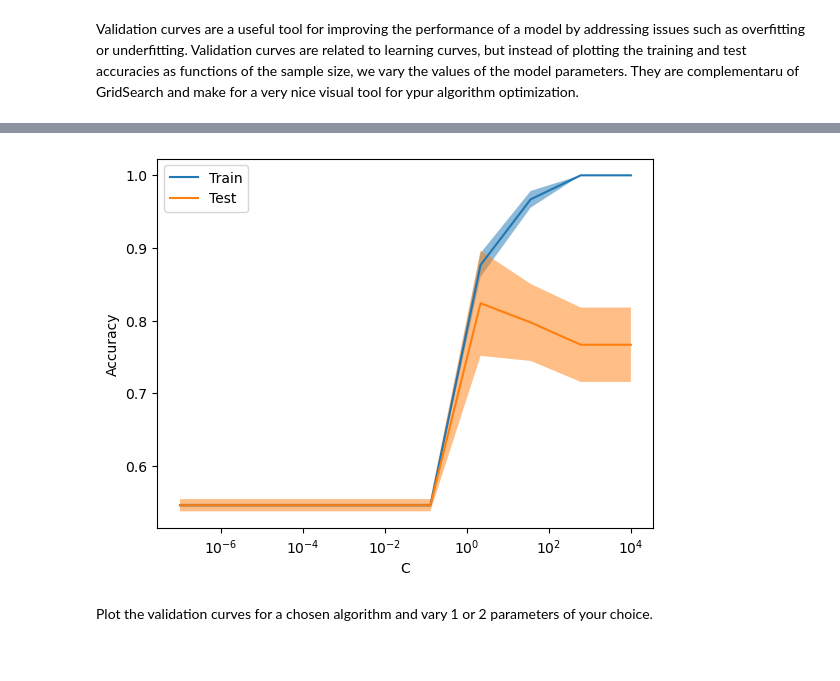
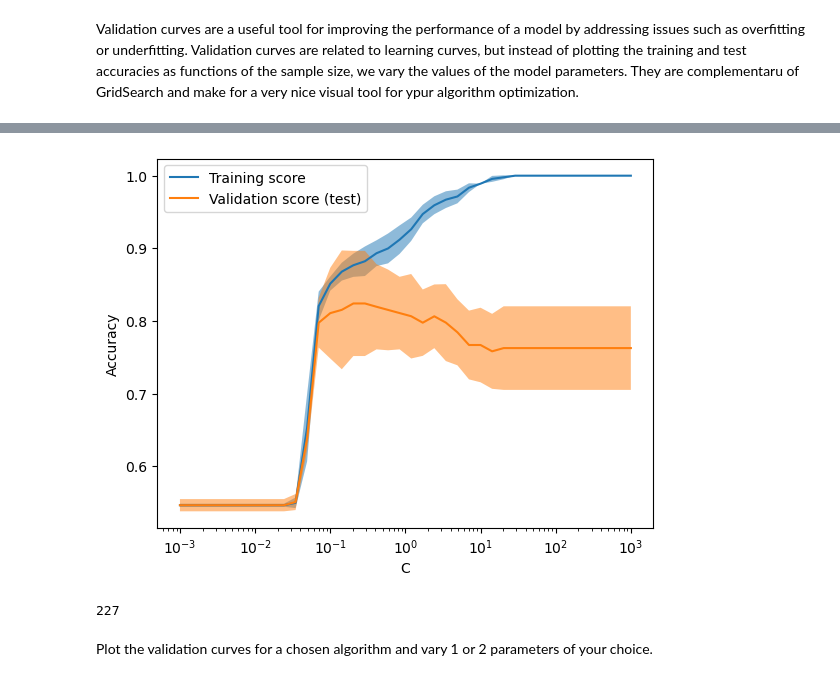
Before and after one commit to LexouLam/ML3, a Jupyter notebook: notebook/A1_ML3.1 - Algorithms Kit Eleve.ipynb, the cells around one changed output, grey strips where cells are left out. Cells and saved outputs as stored; diff of their text form; code cells hidden in the pictures.

```diff
--- a/notebook/A1_ML3.1 - Algorithms Kit Eleve.ipynb
+++ b/notebook/A1_ML3.1 - Algorithms Kit Eleve.ipynb
@@ -736,20 +802,27 @@ plt.show()
 # %%
 df_heart = pd.read_csv("../data/heart.csv")
 X = df_heart.drop(columns='target')
 y = df_heart['target']
 X_train, X_test, y_train, y_test = train_test_split(X, y, test_size=0.25, random_state=42, stratify=y)
 scaler=StandardScaler()
 X_train_norm=scaler.fit_transform(X_train)
 X_test_norm=scaler.transform(X_test)
 # forest_clf = RandomForestClassifier(n_estimators=100, max_depth=None, random_state=42)
-svc_clf = SVC(gamma='auto')
+svc_clf = SVC()
 
-train_scores, test_scores = validation_curve(svc_clf, X_train_norm, y_train,param_name='C',param_range=np.logspace(-8, 3, 10), scoring='accuracy')
-ValidationCurveDisplay(param_name='C', param_range=np.logspace(-7, 4, 10),
+param_range=np.logspace(-3, 3, 40)
+
+train_scores, test_scores = validation_curve(svc_clf, X_train_norm, y_train,param_name='C',param_range=param_range, scoring='accuracy')
+ValidationCurveDisplay(param_name='C', param_range=param_range,
                        train_scores=train_scores, test_scores=test_scores, score_name="Accuracy").plot()
+plt.legend(['Training score', 'Validation score (test)'])
 plt.show()
 # %% [output]
-[figure, old version]
+[figure, new version]
+# %%
+len(X_train_norm)
+# %% [output]
+227
 # %% [markdown]
 Plot the validation curves for a chosen algorithm and vary 1 or 2 parameters of your choice.
 # %% [markdown]
```
Also changed, not shown: parts of 23 cells of this notebook.
